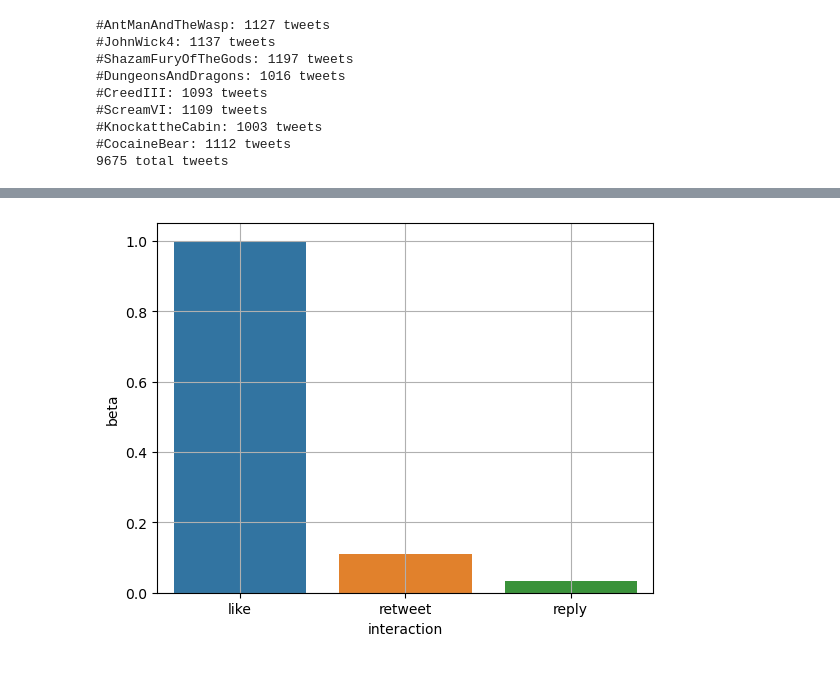
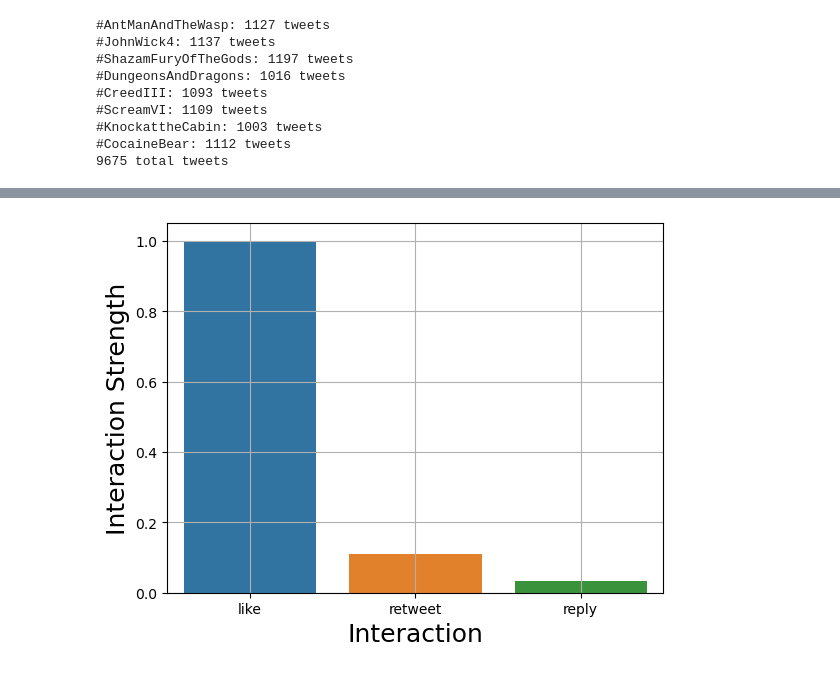
Before and after one commit to zlisto/social_media_analytics, a Jupyter notebook: Lecture16_Engagement.ipynb, the cells around one changed output, grey strips where cells are left out. Saved outputs shown, nothing was run; the diff lists cells and outputs as text; code cells hidden in the pictures.

```diff
--- a/Lecture16_Engagement.ipynb
+++ b/Lecture16_Engagement.ipynb
@@ -120,6 +131,8 @@ plt.show()
 # %%
 sns.barplot(data = df_beta, x = 'interaction', y = 'beta')
+plt.ylabel('Interaction Strength', fontsize =18)
+plt.xlabel('Interaction', fontsize =18)
 plt.grid()
 plt.show()
 # %% [output]
-[figure, old version]
+[figure, new version]
```
Also changed, not shown: parts of 22 cells of this notebook.
